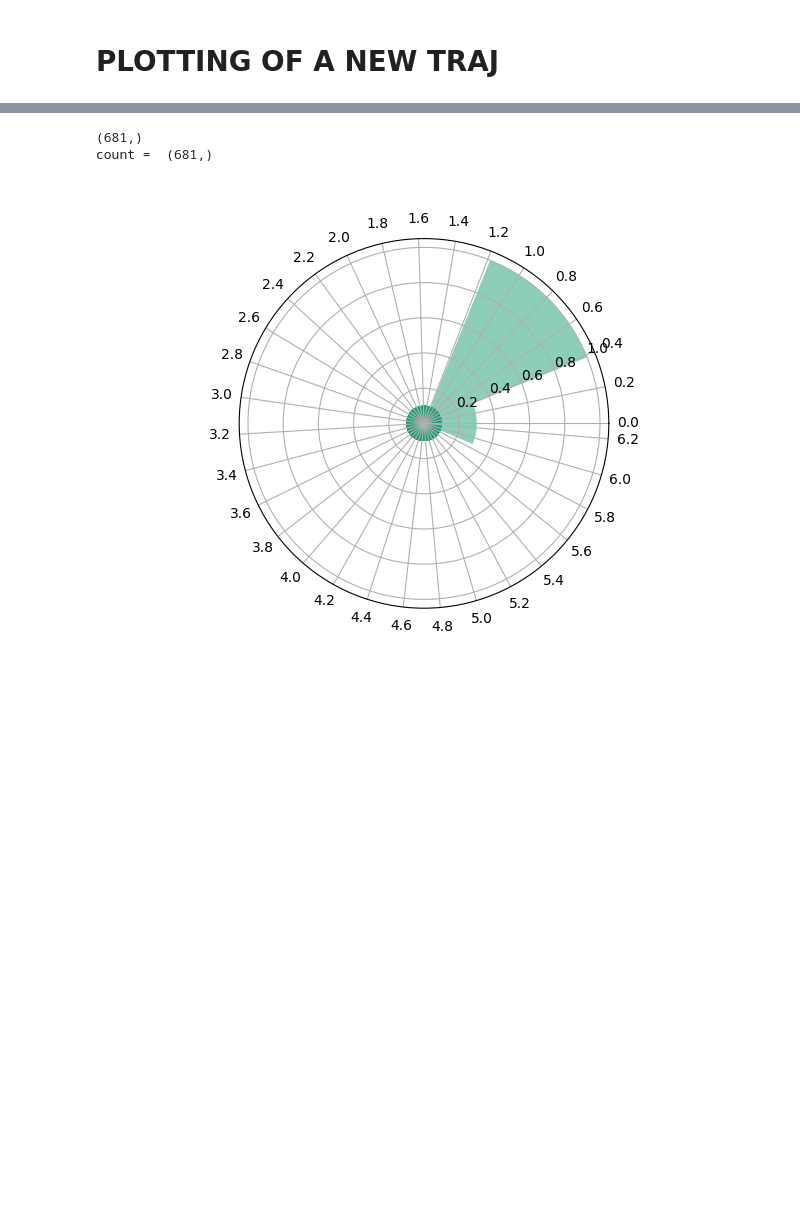
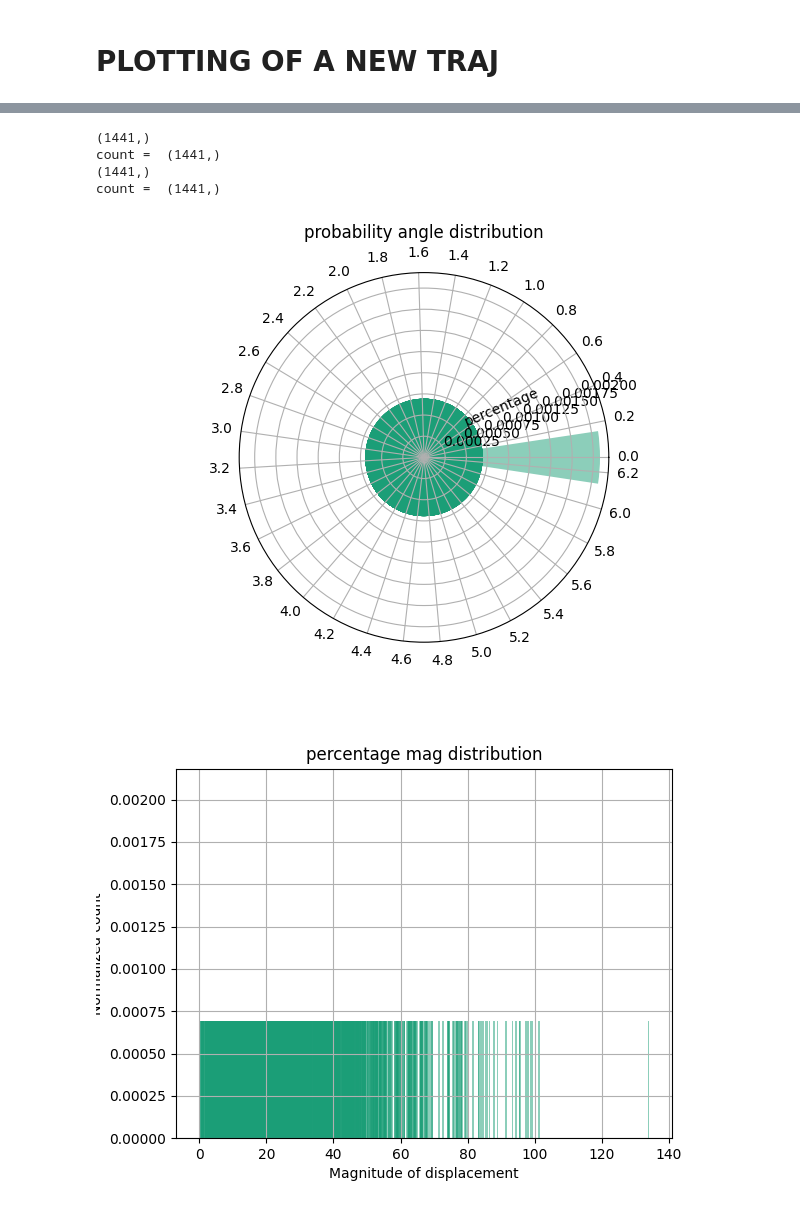
Before and after one commit to joaoMartinSaquet/smartDarts, a Jupyter notebook: smartdarts/jupyter/viz.ipynb, the cells around one changed output, grey strips where cells are left out. Cells and saved outputs as stored; diff of their text form; code cells hidden in the pictures; blank space fills up the shorter version.

```diff
--- a/smartdarts/jupyter/viz.ipynb
+++ b/smartdarts/jupyter/viz.ipynb
@@ -170,10 +170,30 @@ def plot_angle_distribution(fig ,data, label, cmap = 'Dark2'):
     x, count = np.unique(data, return_counts=True)
     print(x.shape)
     print("count = ", count.shape)
-    ax.bar(x, count/max(count), color=colors[0], label = "model", alpha= 0.5)
+    ax.bar(x, count/sum(count), color=colors[0], width = 0.3, label = "model", alpha= 0.5)
 
     theta = np.arange(0, 2*np.pi, 0.2)
     ax.set_thetagrids(np.degrees(theta), labels=np.round(theta, 2))
+
+    label_position=ax.get_rlabel_position()
+    ax.text(np.radians(label_position+10),ax.get_rmax()/2.,'percentage',
+        rotation=label_position,ha='center',va='center')
+
+    ax.set_title("probability angle distribution")
+
+def plot_magnitude_distribution(fig ,data, label, cmap = 'Dark2'):
+
+    colors = plt.colormaps[cmap].colors
+
+    ax = fig.add_subplot()
+    x, count = np.unique(data, return_counts=True)
+    print(x.shape)
+    print("count = ", count.shape)
+    ax.bar(x, count/sum(count), color=colors[0], width=0.5, label = "model", alpha= 0.5)
+    ax.grid()
+    ax.set_title("percentage mag distribution")
+    ax.set_xlabel("Magnitude of displacement")
+    ax.set_ylabel("Normalized count")
 
 def clean_data(data):
 
@@ -183,17 +203,19 @@ def clean_data(data):
 
     # time = np.diff(time[idx], prepend=0)
     time = np.delete(raw_time, idx)
+    pos_x = np.array(data["pos_x"])
+    pos_y = np.array(data["pos_y"])
     disp_y = np.array(data["disp_y"])
     disp_x = np.array(data["disp_x"])
     x_target = data['target_x']
     y_target = data['target_y']
 
-    return time, disp_x, disp_y, x_target, y_target
+    return time, pos_x, pos_y, disp_x, disp_y, x_target, y_target
 
-time , disp_x, disp_y, x_target, y_target = clean_data(data)
+# time , disp_x, disp_y, x_target, y_target = clean_data(data)
 
 
-def plot_trajectory(time, disp_x, disp_y, x_target, y_target):
+def plot_trajectory(time, pos_x, pos_y, disp_x, disp_y, x_target, y_target):
     fig = plt.figure(figsize=(10, 10))
     ax = fig.add_subplot(111, projection='3d')
     ax.plot(time/1e6, data["pos_x"], data["pos_y"], '.')
@@ -210,19 +232,24 @@ def plot_trajectory(time, disp_x, disp_y, x_target, y_target):
     ax.legend()
     plt.show()
 
-def get_by_target_reaching(time, disp_x, disp_y, x_target, y_target):
-    target = np.vstack((x_target, y_target))
+# def get_by_target_reaching(time, disp_x, disp_y, x_target, y_target):
+#     target = np.vstack((x_target, y_target))
 # %%
-file = "model_trace_2x2_5h_pert.log"
+file = "model_trace_2x2_5h2025-05-21T14:29:02.log"
 
 data = read_data(file)
 
-time , disp_x, disp_y, x_target, y_target = clean_data(data)
+time , pos_x, pos_y, disp_x, disp_y, x_target, y_target = clean_data(data)
 
-plot_trajectory(time, disp_x, disp_y, x_target, y_target)
+plot_trajectory(time, pos_x, pos_y, disp_x, disp_y, x_target, y_target)
 
 
 angle = np.arctan2(disp_y, disp_x)
 
 plot_angle_distribution(plt.figure(), angle, "angle", "Dark2")
+
+
+mag = np.sqrt(disp_x**2 + disp_y**2)
+
+plot_magnitude_distribution(plt.figure(), mag, "magnitude", "Dark2")
 # %% [output]
@@ -230,3 +257,6 @@ plot_angle_distribution(plt.figure(), angle, "angle", "Dark2")
-(681,)
-count =  (681,)
+(1441,)
+count =  (1441,)
+(1441,)
+count =  (1441,)
-[figure, old version]
+[figure, new version]
+[figure, added]
```
Also changed, not shown: parts of 4 cells of this notebook, 6 other files.
